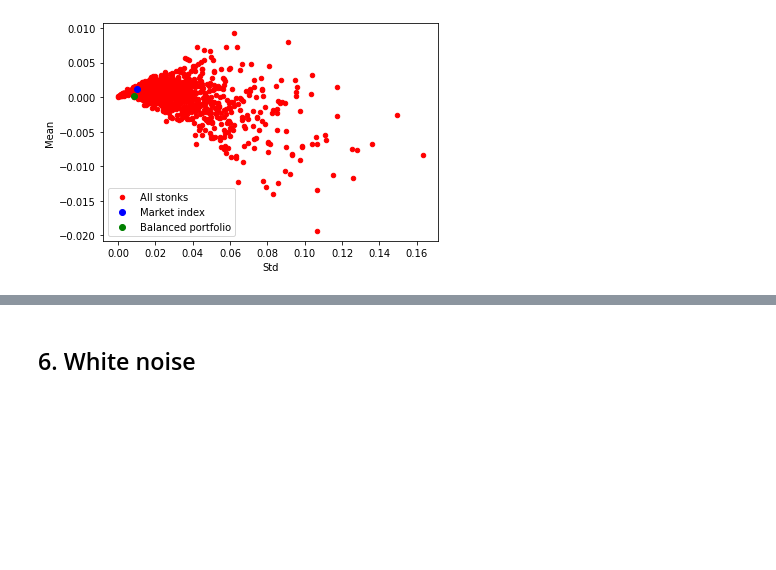
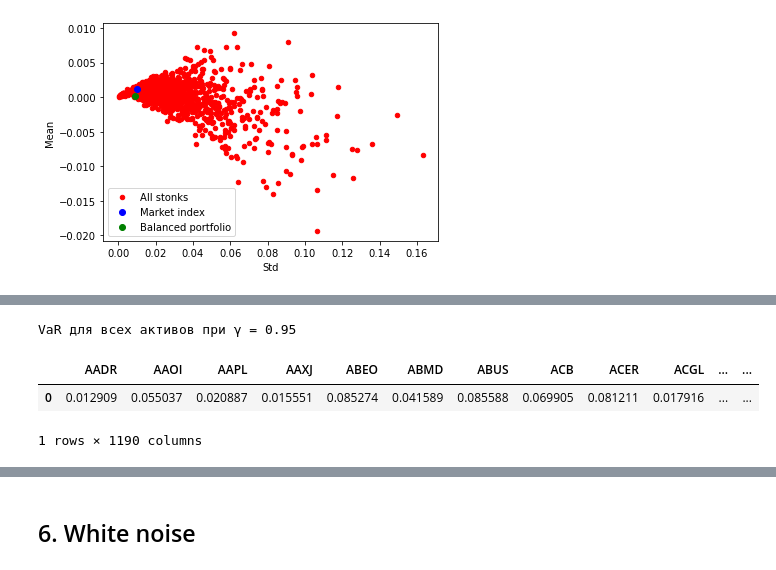
Before and after one commit to katyamalysheva/lab-1, a Jupyter notebook: lab1.ipynb, the cells around one changed output, grey strips where cells are left out. Cells and saved outputs as stored; diff of their text form; code cells hidden in the pictures; blank space fills up the shorter version.

```diff
--- a/lab1.ipynb
+++ b/lab1.ipynb
@@ -178,0 +183,8 @@ VaR2 = stats['Std']*gamma_quantile2 + stats['Mean']
+# %%
+print("VaR для всех активов при γ = 0.95")
+VaR2.drop(['IXIC'], axis=1)
+# %% [output]
+VaR для всех активов при γ = 0.95
+|  | AADR | AAOI | AAPL | AAXJ | ABEO | ABMD | ABUS | ACB | ACER | ACGL | ... | ... |
+| 0 | 0.012909 | 0.055037 | 0.020887 | 0.015551 | 0.085274 | 0.041589 | 0.085588 | 0.069905 | 0.081211 | 0.017916 | ... | ... |
+1 rows × 1190 columns
```
Also changed, not shown: parts of 8 cells of this notebook.
